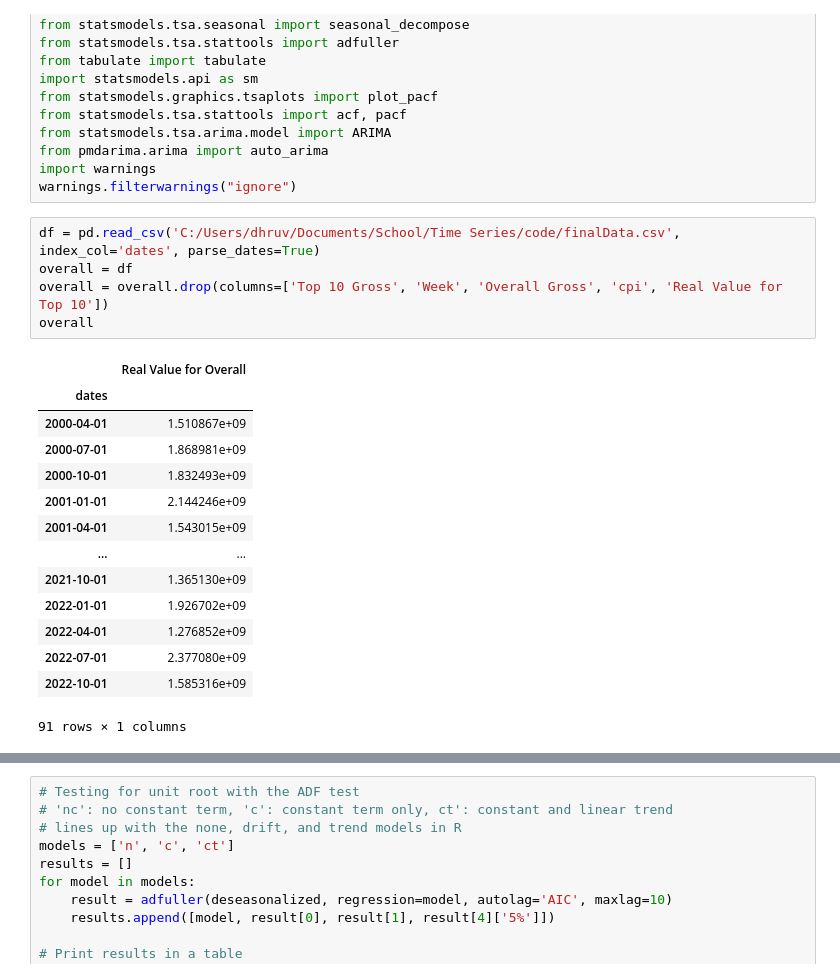
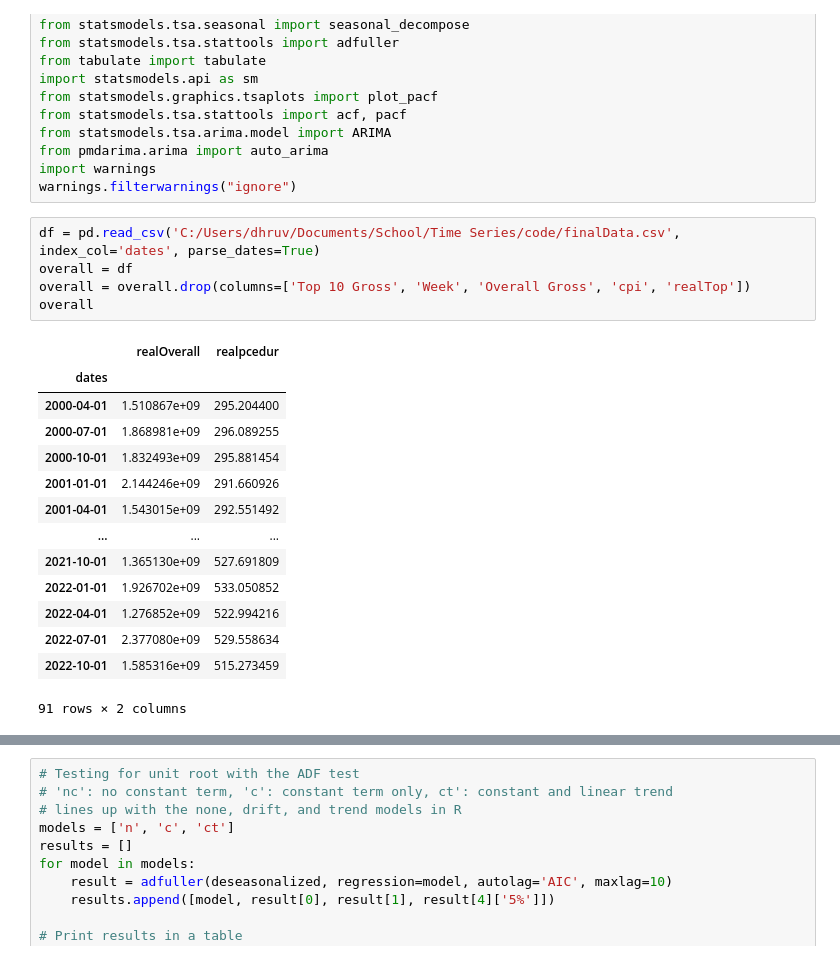
Before and after one commit to dhruvrs/timeseries2023, a Jupyter notebook: overallArima.ipynb, the cells around one changed output, grey strips where cells are left out. Saved outputs shown, nothing was run; the diff lists cells and outputs as text.

```diff
--- a/overallArima.ipynb
+++ b/overallArima.ipynb
@@ -18,23 +18,23 @@ warnings.filterwarnings("ignore")
 # %%
 df = pd.read_csv('C:/Users/dhruv/Documents/School/Time Series/code/finalData.csv', index_col='dates', parse_dates=True)
 overall = df
-overall = overall.drop(columns=['Top 10 Gross', 'Week', 'Overall Gross', 'cpi', 'Real Value for Top 10'])
+overall = overall.drop(columns=['Top 10 Gross', 'Week', 'Overall Gross', 'cpi', 'realTop'])
 overall
 # %% [output]
-|  | Real Value for Overall |
-| dates |  |
-| 2000-04-01 | 1.510867e+09 |
-| 2000-07-01 | 1.868981e+09 |
-| 2000-10-01 | 1.832493e+09 |
-| 2001-01-01 | 2.144246e+09 |
-| 2001-04-01 | 1.543015e+09 |
-| ... | ... |
-| 2021-10-01 | 1.365130e+09 |
-| 2022-01-01 | 1.926702e+09 |
-| 2022-04-01 | 1.276852e+09 |
-| 2022-07-01 | 2.377080e+09 |
-| 2022-10-01 | 1.585316e+09 |
+|  | realOverall | realpcedur |
+| dates |  |  |
+| 2000-04-01 | 1.510867e+09 | 295.204400 |
+| 2000-07-01 | 1.868981e+09 | 296.089255 |
+| 2000-10-01 | 1.832493e+09 | 295.881454 |
+| 2001-01-01 | 2.144246e+09 | 291.660926 |
+| 2001-04-01 | 1.543015e+09 | 292.551492 |
+| ... | ... | ... |
+| 2021-10-01 | 1.365130e+09 | 527.691809 |
+| 2022-01-01 | 1.926702e+09 | 533.050852 |
+| 2022-04-01 | 1.276852e+09 | 522.994216 |
+| 2022-07-01 | 2.377080e+09 | 529.558634 |
+| 2022-10-01 | 1.585316e+09 | 515.273459 |
-91 rows × 1 columns
+91 rows × 2 columns
 # %%
 plt.plot(overall)
 # Decompose the time series using an additive model
```
Also changed, not shown: parts of 4 cells of this notebook, 5 other files.
